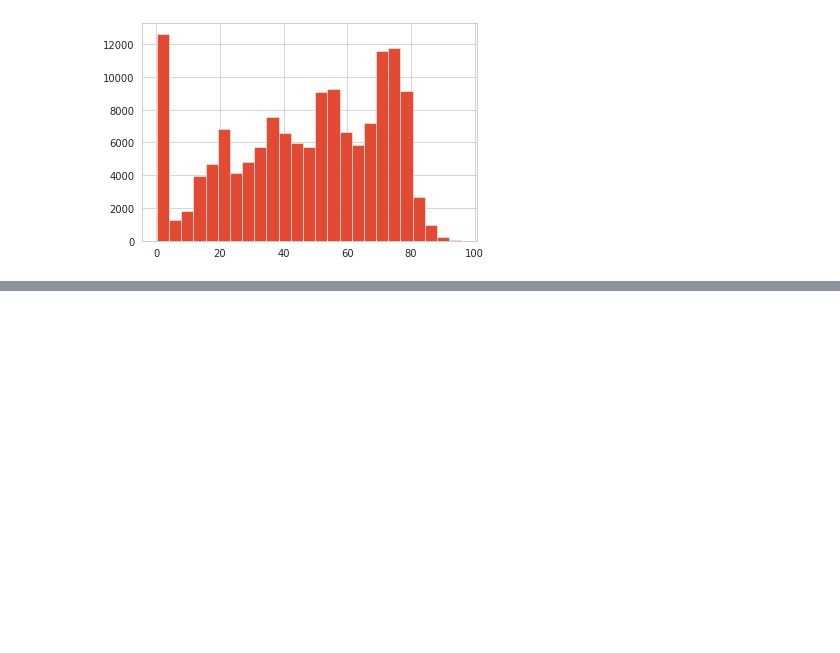
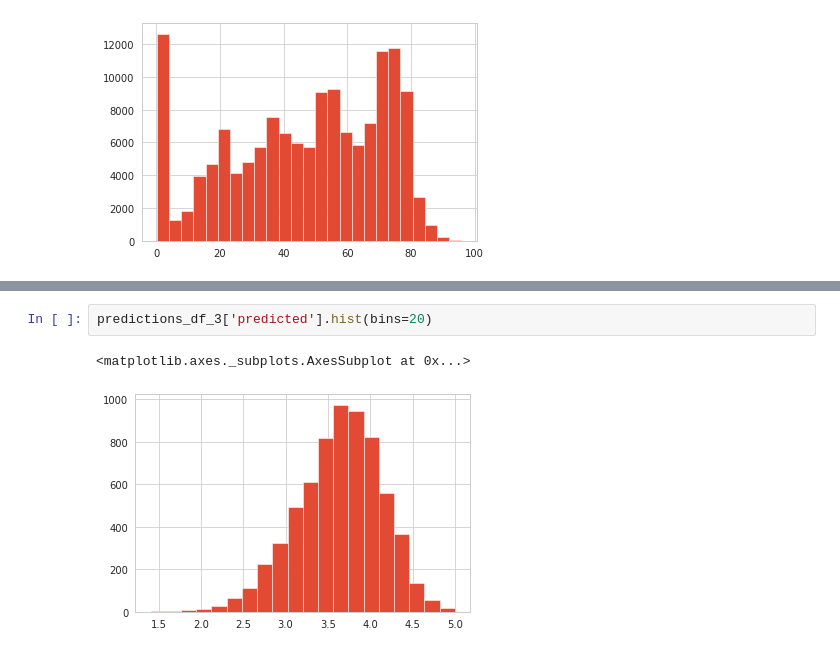
Before and after one commit to unclebrod/YelpRecommender, a Jupyter notebook: workbook.ipynb, the cells around one changed output, grey strips where cells are left out. Cells and saved outputs as stored; diff of their text form; blank space fills up the shorter version.

```diff
--- a/workbook.ipynb
+++ b/workbook.ipynb
@@ -1390,0 +1486,5 @@ percentile_df['review_stars'].hist(bins=25)
+# %%
+predictions_df_3['predicted'].hist(bins=20)
+# %% [output]
+<matplotlib.axes._subplots.AxesSubplot at 0x...>
+[figure, added]
```
Also changed, not shown: parts of 25 cells of this notebook.
